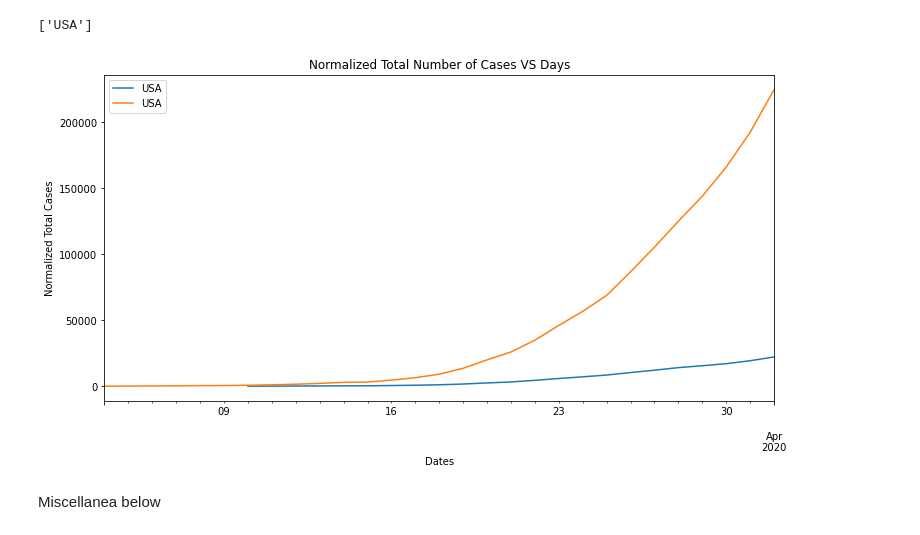
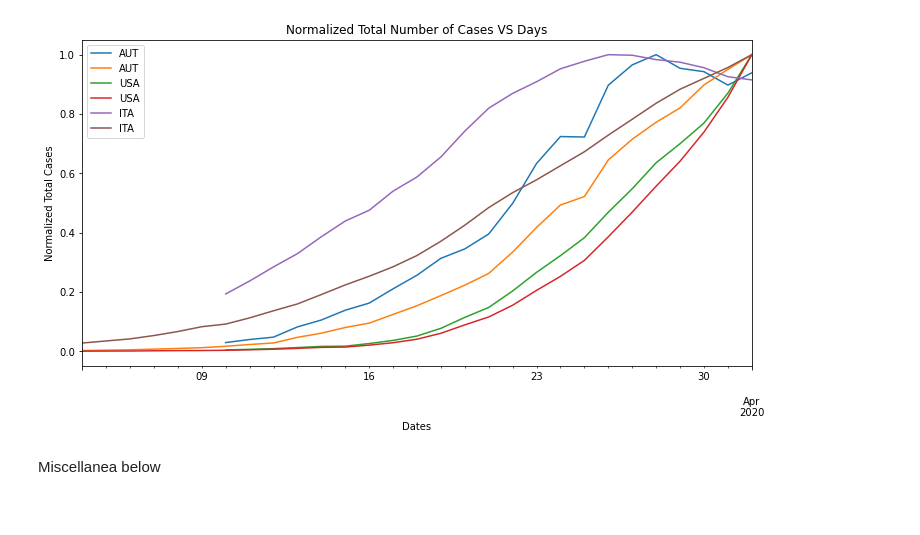
Before and after one commit to RMilock/ComplexSpread, a Jupyter notebook: CSSE_JHU/data_viz.ipynb, the cells around one changed output. Saved outputs shown, nothing was run; the diff lists cells and outputs as text; code cells hidden in the pictures.

```diff
--- a/CSSE_JHU/data_viz.ipynb
+++ b/CSSE_JHU/data_viz.ipynb
@@ -26,32 +11,24 @@ dg[dg["iso_code"]=="USA"]
-# %%
-#available states
-states = ["AUT","USA","ITA","DNK","SSD"]
-states = ["USA"]
-#states = dg["iso_code"].unique()[:3].tolist()
-states
-# %% [output]
-['USA']
 # %%
 start_date = "2020-03-03"; end_date = "2020-04-01"
 
 def dfstate(state, dg, st_dt, end_dt, ax):
     dfstat = dg[dg["iso_code"]==state]
     mask = (dfstat.index > start_date) & (dfstat.index <= end_date)
     dfstat = dfstat.loc[mask]
     dfstat["MA_dni_"+state] = dfstat["new_cases"].rolling(window = 7).mean()
-    #dfstat = dfstat.iloc[:,1:].apply(lambda x: x / x.max(), axis=0)
+    dfstat = dfstat.iloc[:,1:].apply(lambda x: x / x.max(), axis=0)
     dfstat["MA_dni_"+state].plot(ax = axs, label = state)
     dfstat["total_cases"].plot(ax = axs, label = state)
 
 import matplotlib.pyplot as plt
 fig, axs = plt.subplots(figsize=(12, 6))
 for state in states:
     dfstate(state, dg = dg, st_dt = start_date, end_dt = end_date, ax = axs)
 plt.xlabel("Dates"); plt.ylabel("Normalized Total Cases"); plt.title("Normalized Total Number of Cases VS Days")
 plt.legend()
 plt.show()
 # %% [output]
-[figure, old version]
+[figure, new version]
 # %% [markdown]
 Miscellanea below
 # %%
```
Also changed, not shown: parts of 7 cells of this notebook, 44 other files.
